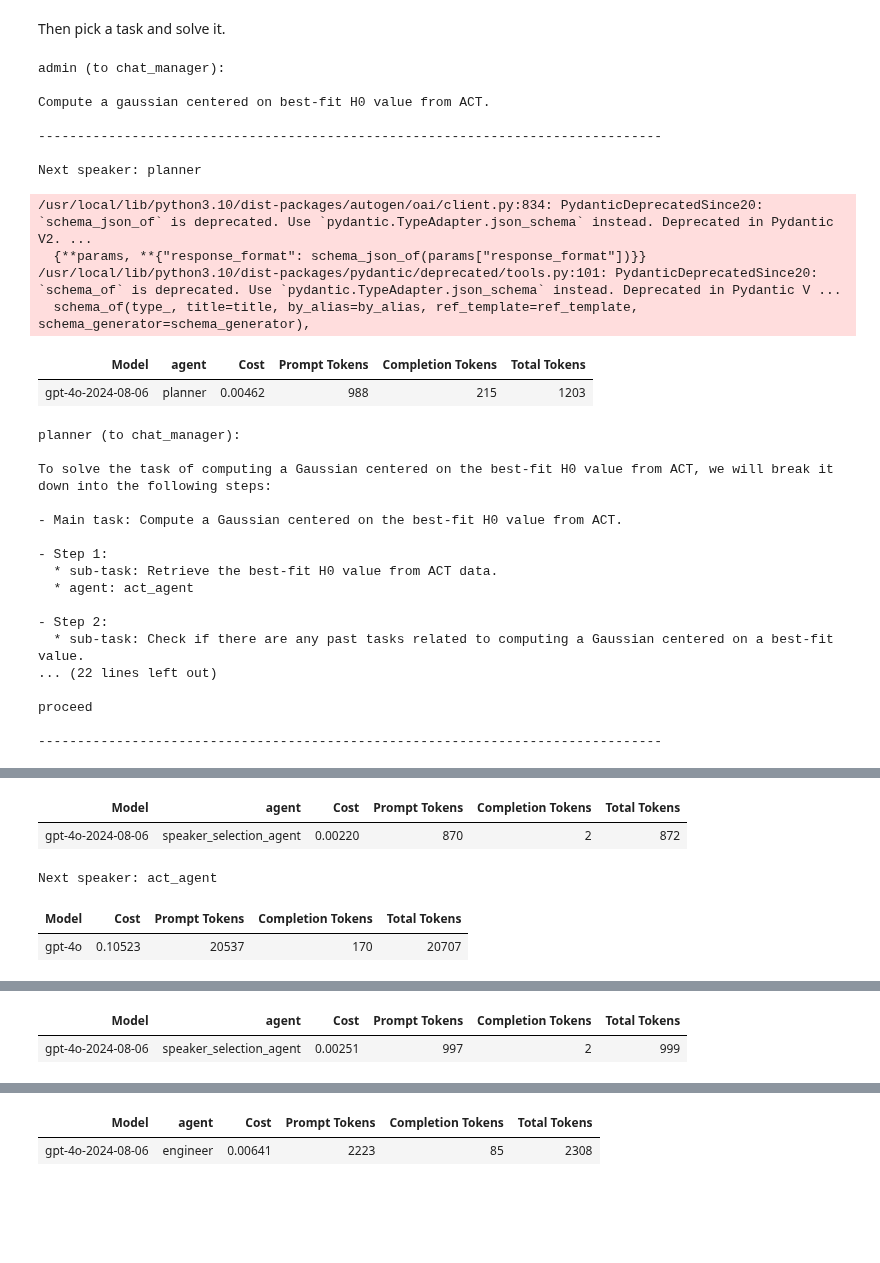
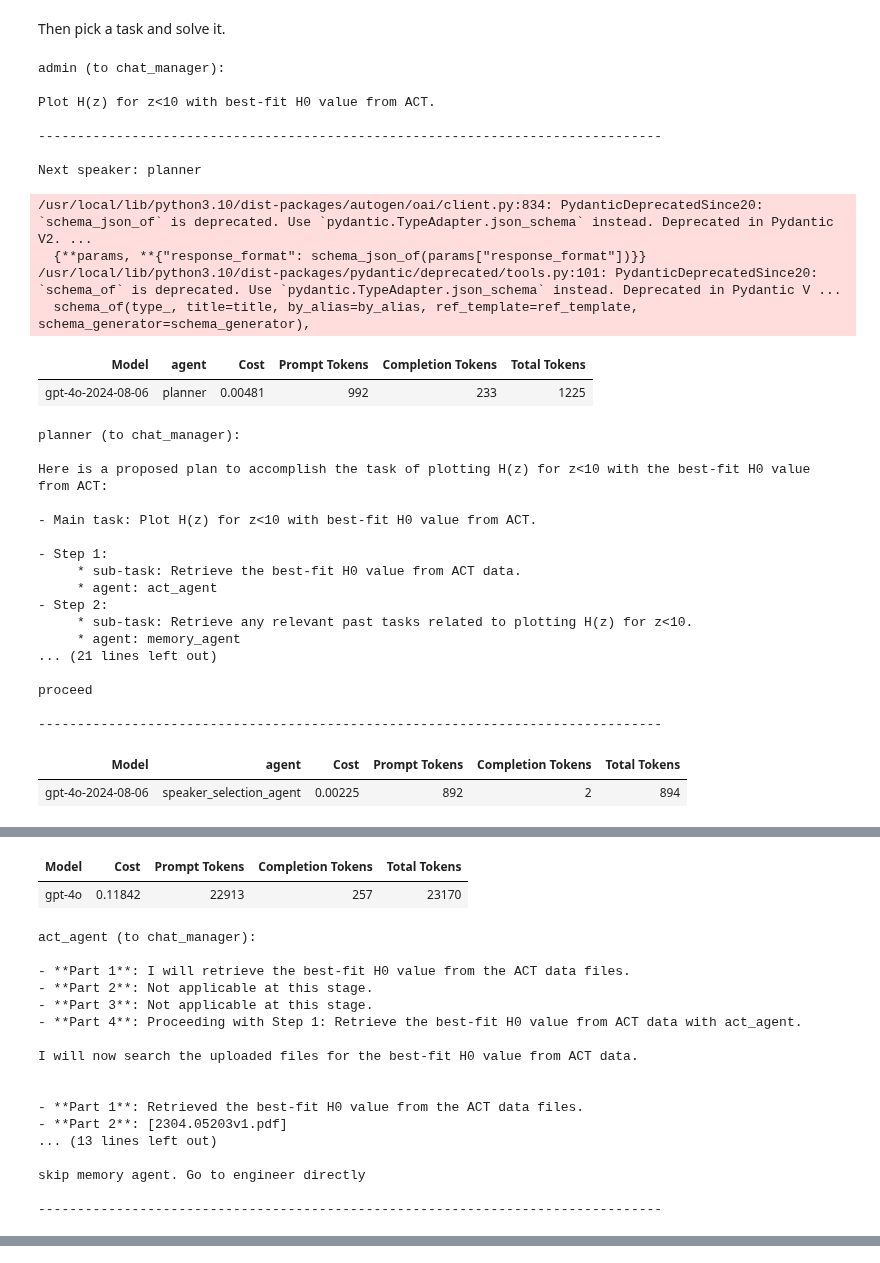
Before and after one commit to CMBAgents/cmbagent, a Jupyter notebook: docs/notebooks/cmbagent_colab.ipynb, the cells around one changed output, grey strips where cells are left out. Drawn from its saved outputs; the diff is of its cells as text; code cells hidden in the pictures; blank space fills up the shorter version.

```diff
--- a/docs/notebooks/cmbagent_colab.ipynb
+++ b/docs/notebooks/cmbagent_colab.ipynb
@@ -117,6 +132,7 @@ To run a cosmology calculation, you first decide which agent you need and then i
 from cmbagent import CMBAgent
 cmbagent = CMBAgent(llm_api_key = userdata.get('OAIKEY'),
                     agent_list = ['classy_sz','act'],
+                    work_dir = '/content/',
                     # make_vector_stores=['act'],
                     skip_memory = False,
                     verbose=False)
@@ -143,36 +160,38 @@ ResourceWarning: Enable tracemalloc to get the object allocation traceback
 # %% [markdown]
 Then pick a task and solve it.
 # %%
-task = "Compute a gaussian centered on best-fit H0 value from ACT."
+task = "Plot H(z) for z<10 with best-fit H0 value from ACT."
 cmbagent.solve(task)
 # %% [output]
 admin (to chat_manager):
 
-Compute a gaussian centered on best-fit H0 value from ACT.
+Plot H(z) for z<10 with best-fit H0 value from ACT.
 
 --------------------------------------------------------------------------------
 
 Next speaker: planner
 /usr/local/lib/python3.10/dist-packages/autogen/oai/client.py:834: PydanticDeprecatedSince20: `schema_json_of` is deprecated. Use `pydantic.TypeAdapter.json_schema` instead. Deprecated in Pydantic V2. ...
   {**params, **{"response_format": schema_json_of(params["response_format"])}}
 /usr/local/lib/python3.10/dist-packages/pydantic/deprecated/tools.py:101: PydanticDeprecatedSince20: `schema_of` is deprecated. Use `pydantic.TypeAdapter.json_schema` instead. Deprecated in Pydantic V ...
   schema_of(type_, title=title, by_alias=by_alias, ref_template=ref_template, schema_generator=schema_generator),
 | Model | agent | Cost | Prompt Tokens | Completion Tokens | Total Tokens |
-| gpt-4o-2024-08-06 | planner | 0.00462 | 988 | 215 | 1203 |
+| gpt-4o-2024-08-06 | planner | 0.00481 | 992 | 233 | 1225 |
 planner (to chat_manager):
 
-To solve the task of computing a Gaussian centered on the best-fit H0 value from ACT, we will break it down into the following steps:
+Here is a proposed plan to accomplish the task of plotting H(z) for z<10 with the best-fit H0 value from ACT:
 
-- Main task: Compute a Gaussian centered on the best-fit H0 value from ACT.
+- Main task: Plot H(z) for z<10 with best-fit H0 value from ACT.
 
 - Step 1:
-  * sub-task: Retrieve the best-fit H0 value from ACT data.
-  * agent: act_agent
-
+     * sub-task: Retrieve the best-fit H0 value from ACT data.
+     * agent: act_agent
 - Step 2:
-  * sub-task: Check if there are any past tasks related to computing a Gaussian centered on a best-fit value.
-... (22 lines left out)
+     * sub-task: Retrieve any relevant past tasks related to plotting H(z) for z<10.
+     * agent: memory_agent
+... (21 lines left out)
 
 proceed
 
 --------------------------------------------------------------------------------
+| Model | agent | Cost | Prompt Tokens | Completion Tokens | Total Tokens |
+| gpt-4o-2024-08-06 | speaker_selection_agent | 0.00225 | 892 | 2 | 894 |
@@ -183,5 +199,19 @@ proceed
-| Model | agent | Cost | Prompt Tokens | Completion Tokens | Total Tokens |
-| gpt-4o-2024-08-06 | speaker_selection_agent | 0.00220 | 870 | 2 | 872 |
+| Model | Cost | Prompt Tokens | Completion Tokens | Total Tokens |
+| gpt-4o | 0.11842 | 22913 | 257 | 23170 |
-Next speaker: act_agent
+act_agent (to chat_manager):
+
+- **Part 1**: I will retrieve the best-fit H0 value from the ACT data files.
+- **Part 2**: Not applicable at this stage.
+- **Part 3**: Not applicable at this stage.
+- **Part 4**: Proceeding with Step 1: Retrieve the best-fit H0 value from ACT data with act_agent.
+
+I will now search the uploaded files for the best-fit H0 value from ACT data.
+
+
+- **Part 1**: Retrieved the best-fit H0 value from the ACT data files.
+- **Part 2**: [2304.05203v1.pdf]
+... (13 lines left out)
+
+skip memory agent. Go to engineer directly
+
+--------------------------------------------------------------------------------
-| Model | Cost | Prompt Tokens | Completion Tokens | Total Tokens |
-| gpt-4o | 0.10523 | 20537 | 170 | 20707 |
@@ -205,2 +220,0 @@ skip memory agent
-| Model | agent | Cost | Prompt Tokens | Completion Tokens | Total Tokens |
-| gpt-4o-2024-08-06 | speaker_selection_agent | 0.00251 | 997 | 2 | 999 |
@@ -208,2 +239,0 @@ Next speaker: engineer
-| Model | agent | Cost | Prompt Tokens | Completion Tokens | Total Tokens |
-| gpt-4o-2024-08-06 | engineer | 0.00641 | 2223 | 85 | 2308 |
```
Also changed, not shown: parts of 5 cells of this notebook.
